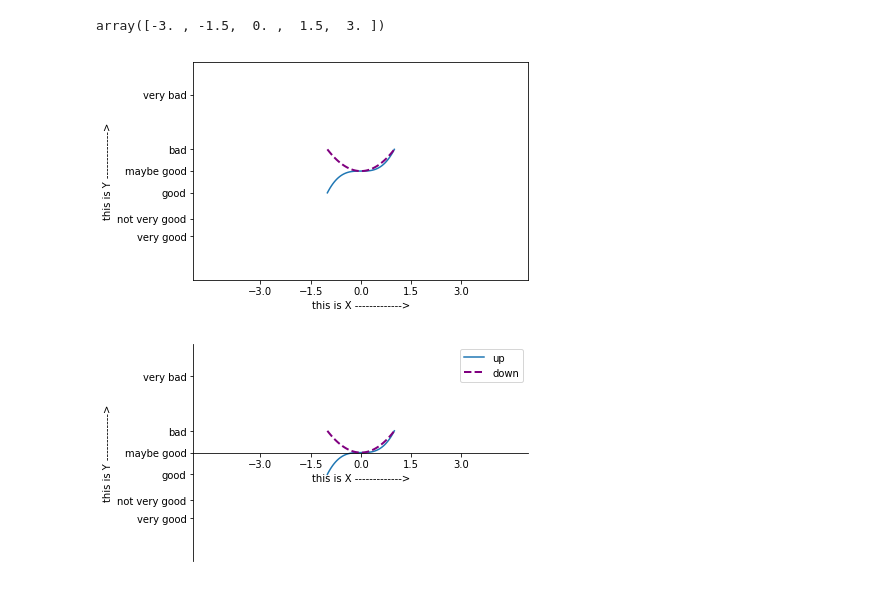
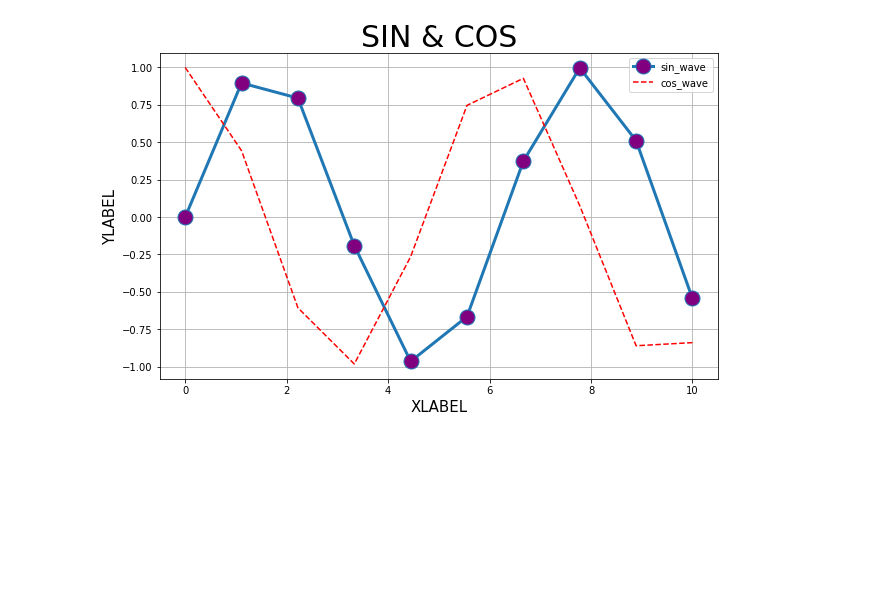
Before and after one commit to Choijongwoo/some_ipynbs, a Jupyter notebook: 1장.matplotlib기초.ipynb, the cells around one changed output. Saved outputs shown, nothing was run; the diff lists cells and outputs as text; code cells hidden in the pictures; blank space fills up the shorter version.

```diff
--- a/1장.matplotlib기초.ipynb
+++ b/1장.matplotlib기초.ipynb
@@ -32,52 +6,23 @@ plt.show()
-# %%
-new_ticks = np.linspace(-3,3,5)
-new_ticks
-# %% [output]
-array([-3. , -1.5,  0. ,  1.5,  3. ])
-# %%
-plt.figure()
-plt.plot(x,y1)
-plt.plot(x,y2, color = "purple", linewidth = 2 , linestyle = "--")
-plt.xlim((-5, 5))
-plt.ylim((-5, 5))
-plt.xlabel('this is X ------------->')
-plt.ylabel('this is Y ------------->')
-plt.xticks(new_ticks)
-plt.yticks([-3,-2.2,-1,0,1,3.5],["very good", "not very good" , "good" , "maybe good", "bad" , "very bad"])
-plt.show()
-# %% [output]
-[figure, removed]
-# %%
-plt.figure()
-
-
-plt.xlim((-5, 5))
-plt.ylim((-5, 5))
-plt.xlabel('this is X ------------->')
-plt.ylabel('this is Y ------------->')
-plt.xticks(new_ticks)
-plt.yticks([-3,-2.2,-1,0,1,3.5],
-           ["very good", "not very good" , "good" , "maybe good", "bad" , "very bad"])
-
-ax = plt.gca()
-ax.spines
-ax.spines["right"].set_color("none")
-ax.spines["top"].set_color("none")
-
-ax.xaxis.set_ticks_position("bottom")
-ax.yaxis.set_ticks_position("left")
-
-ax.spines["bottom"].set_position(("data", 0))
-ax.spines["left"].set_position(("data", -5))
-
-
-plt.plot(x,y1,label = "up")
-plt.plot(x,y2, color = "purple", linewidth = 2 , linestyle = "--", label = "down")
-
-
-plt.legend(loc = "best")
-
-
-plt.show()
-# %% [output]
-[figure, removed]
+# %%
+# colormap
+plt.figure(figsize = (10,6))
+
+
+X = np.linspace(0,10,10)
+plt.plot(X,np.sin(X), label = "sin_wave", lw = 3, marker = 'o', markerfacecolor = 'purple', markersize = 15)
+plt.plot(X,np.cos(X), "r",  label = "cos_wave", linestyle = 'dashed')
+# plt.plot(X,np.tan(X), label = "tan_wave")
+
+
+
+plt.xlabel("XLABEL", fontsize = 15)
+plt.ylabel("YLABEL", fontsize = 15)
+plt.title("SIN & COS", fontsize = 30)
+plt.grid()
+plt.legend()
+
+
+
+plt.show()
+# %% [output]
+[figure, added]
```
Also changed, not shown: parts of 11 cells of this notebook, 1 other file.
